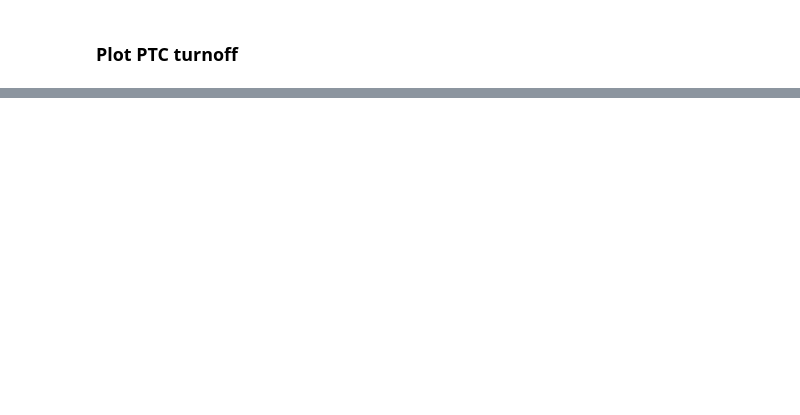
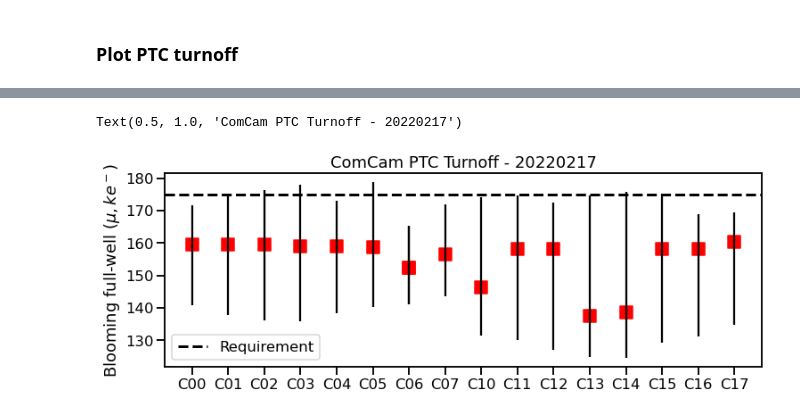
Before and after one commit to estevesjh/ComScratchStuff, a Jupyter notebook: ComCam/ptcRuns/quickLook.ipynb, the cells around one changed output, grey strips where cells are left out. Drawn from its saved outputs; the diff is of its cells as text; code cells hidden in the pictures; blank space fills up the shorter version.

```diff
--- a/ComCam/ptcRuns/quickLook.ipynb
+++ b/ComCam/ptcRuns/quickLook.ipynb
@@ -276,0 +248,14 @@ Text(0.5, 1.0, 'ComCam PTC Turnoff - 20220217')
+# %%
+mean_channels = np.nanmedian(turnoffs_matrix, axis=0)
+p16_channels = mean_channels-np.nanpercentile(turnoffs_matrix, 16, axis=0)
+p84_channels = np.nanpercentile(turnoffs_matrix, 84, axis=0)-mean_channels
+plt.figure(figsize=(12,4))
+plt.errorbar(channels,mean_channels,yerr=[p16_channels,p84_channels],ls='None',color='k')
+plt.scatter(channels,mean_channels,s=200,marker='s',color='r')
+plt.axhline(175,color='k',ls='--',lw=3,label='Requirement')
+plt.legend()
+plt.ylabel(r'Blooming full-well ($\mu, ke^-$)',fontsize=18)
+plt.title(f'ComCam PTC Turnoff - {obsDate}')
+# %% [output]
+Text(0.5, 1.0, 'ComCam PTC Turnoff - 20220217')
+[figure, new version]
```
Also changed, not shown: parts of 7 cells of this notebook.
